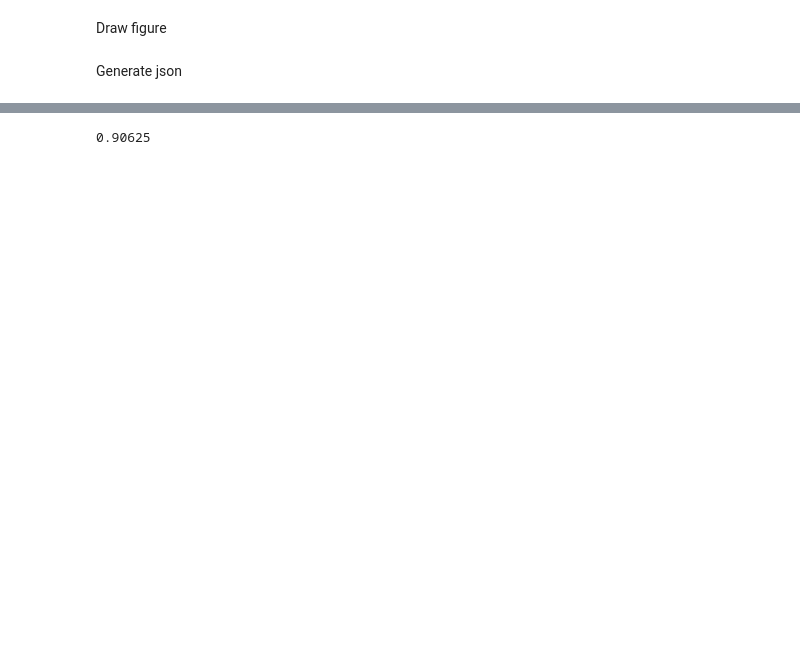
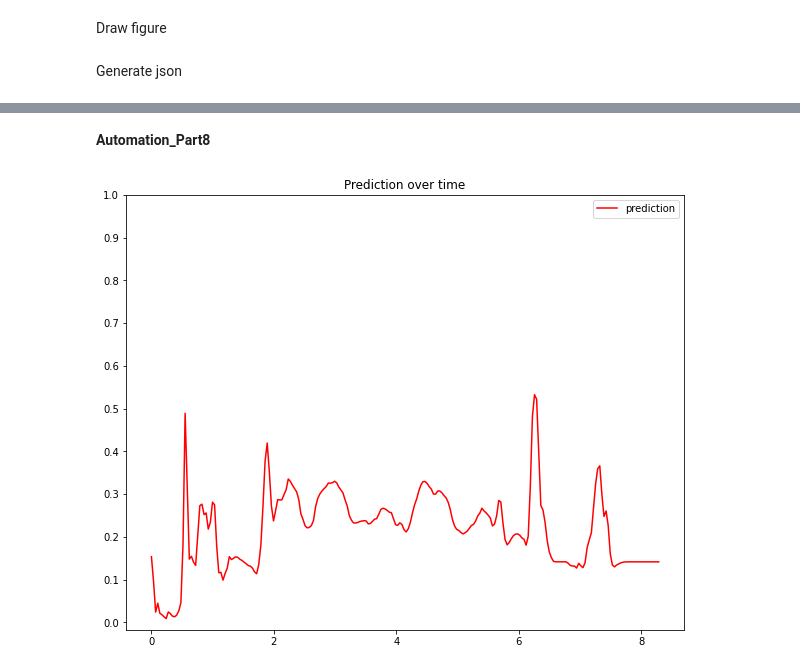
Before and after one commit to YiranH/Cry-Detection-in-Real-Time, a Jupyter notebook: src/demo_Part8.ipynb, the cells around one changed output, grey strips where cells are left out. Cells and saved outputs as stored; diff of their text form; code cells hidden in the pictures; blank space fills up the shorter version.

```diff
--- a/src/demo_Part8.ipynb
+++ b/src/demo_Part8.ipynb
@@ -139,10 +254,23 @@ to_json(FOLDER + 'test.json')
-# %%
-y_pred_n = []
-for i in y_pred:
-  if i < 0.5:
-    y_pred_n.append(0)
-  else:
-    y_pred_n.append(1)
-accuracy_score(y, y_pred_n)
-# %% [output]
-0.90625
+# %%
+def get_pred(X, model, idx):
+  # get prediction
+  y_pred = model.predict(X)
+  # draw plot
+  fig_name = FOLDER + NAME + '_Part' + str(idx) + '.png'
+  drawplt(ts_arr, y_pred, fig_name)
+  # output json file
+  js_name = FOLDER + NAME + '_Part' + str(idx) + '.json'
+  to_json(js_name, ts_arr, y_pred)
+# %% [markdown]
+**Automation_Part8**
+# %%
+X = pd.read_csv(FOLDER + NAME + '.csv')
+# load model
+model = load_model(MODEL_FOLDER + 'part8/big_7859.h5')
+# get input and timestep
+X_arr, ts_arr = get_slices(X, 10, fps)
+# reshape input
+X_arr4 = X_arr.reshape(X_arr.shape[0], 40, 39, 1)
+get_pred(X_arr4, model, 8)
+# %% [output]
+[figure, added]
```
Also changed, not shown: parts of 37 cells of this notebook, 14 other files.
